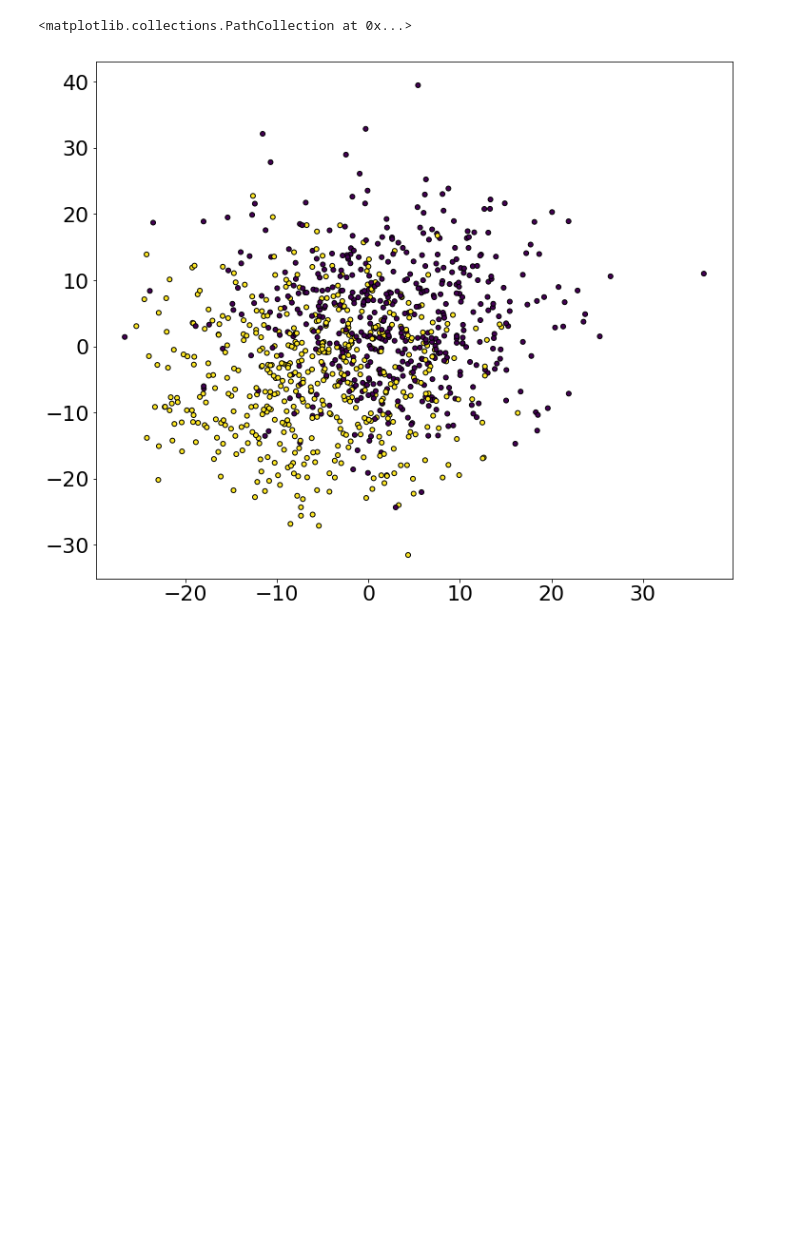
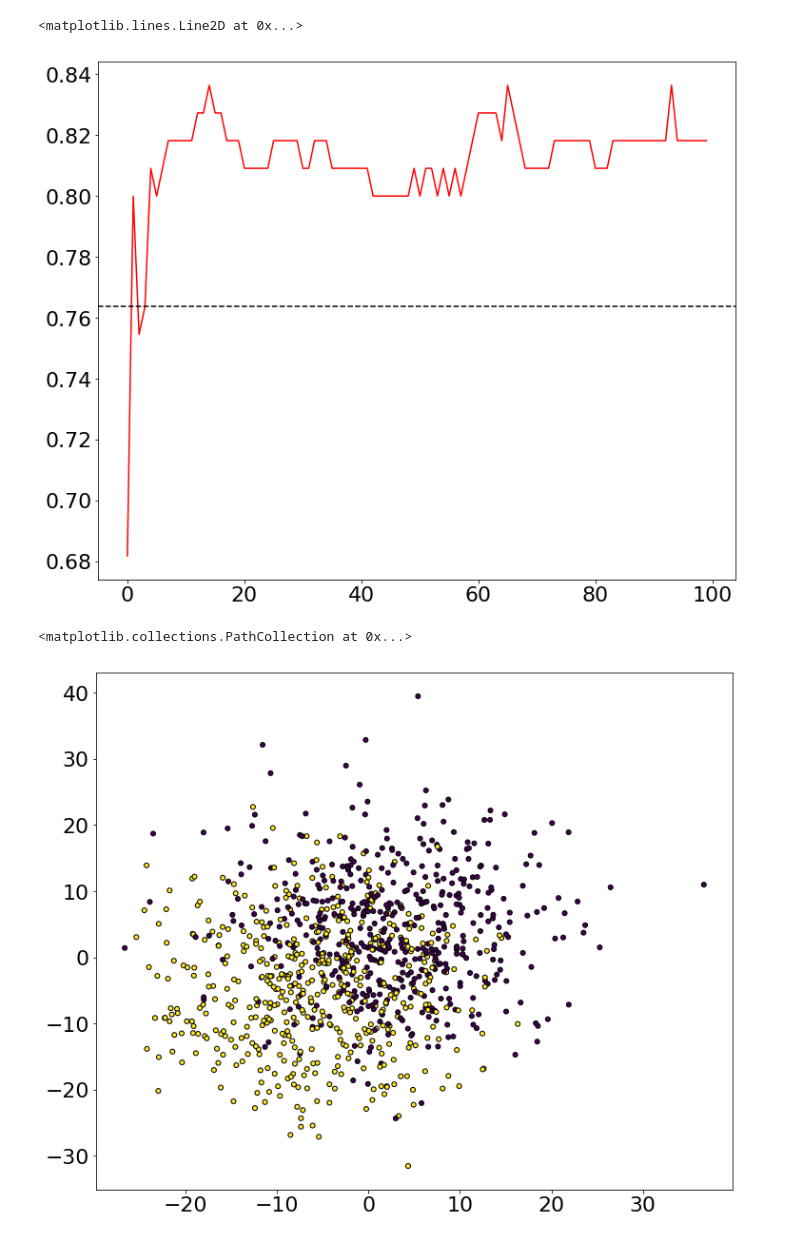
Before and after one commit to pathoumieu/boosting_trees, a Jupyter notebook: test_classifier_tree.ipynb, the cells around one changed output. Saved outputs shown, nothing was run; the diff lists cells and outputs as text; code cells hidden in the pictures; blank space fills up the shorter version.

```diff
--- a/test_classifier_tree.ipynb
+++ b/test_classifier_tree.ipynb
@@ -75,3 +91,12 @@ print tree.bin_tree.right_child.node
+# %%
+rcParams['figure.figsize'] = 12, 10
+mpl.rcParams.update({'font.size': 22})
+
+plt.plot(range(len(algo.auc)), algo.acc, color='r')
+plt.axhline(y=acc_stump, color='k', linestyle='--')
+# %% [output]
+<matplotlib.lines.Line2D at 0x...>
+[figure, added]
 # %%
 plt.scatter(x[:, 3], x[:, 9], marker='o', c=y,
             s=25, edgecolor='k')
```
Also changed, not shown: parts of 15 cells of this notebook, 4 other files.
